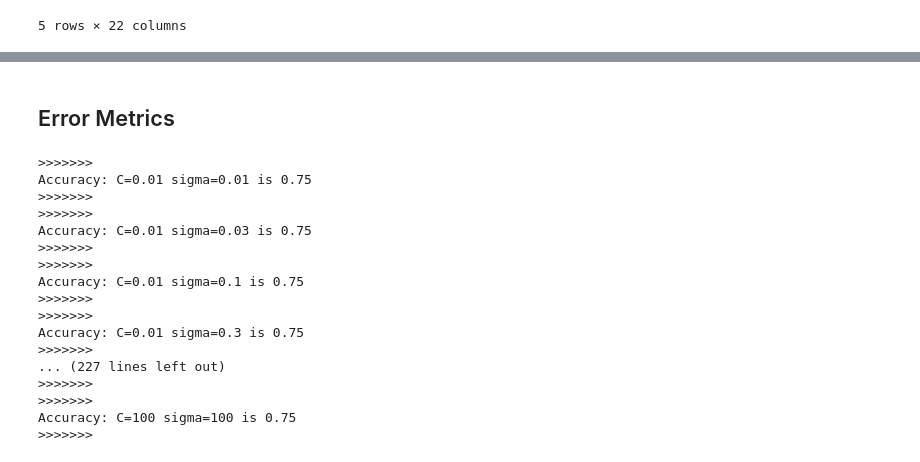
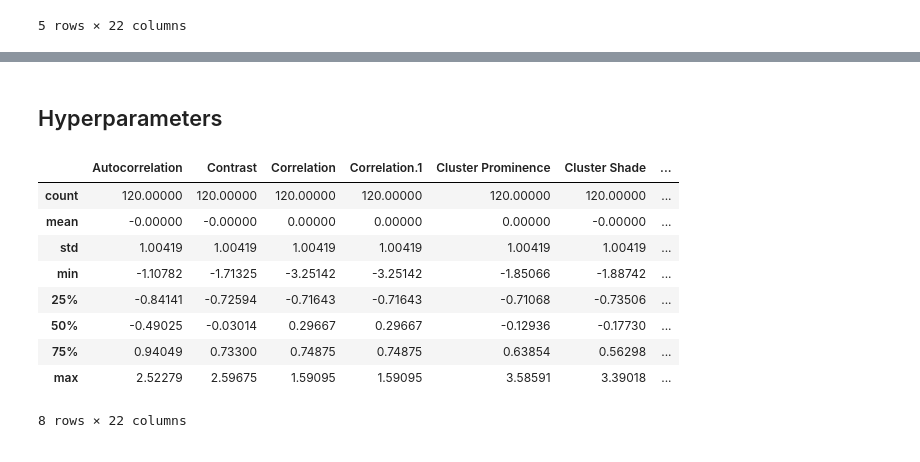
Before and after one commit to ascii5833/Potato-Disease-Classification, a Jupyter notebook: Detection.ipynb, the cells around one changed output, grey strips where cells are left out. Cells and saved outputs as stored; diff of their text form; code cells hidden in the pictures.

```diff
--- a/Detection.ipynb
+++ b/Detection.ipynb
@@ -55,0 +63,6 @@ X_train.head()
+# %%
+scaler=StandardScaler()
+columns=X_train.columns
+X_train=pd.DataFrame(scaler.fit_transform(X_train),columns=columns)
+X_val=pd.DataFrame(scaler.transform(X_val),columns=columns)
+X_train.head()
@@ -84,27 +105,4 @@ def predict_score(x_test,y_test,x_train,y_train,C,sigma):
     print("Accuracy: C={} sigma={} is {}".format(C,sigma,metrics.accuracy_score(y_test,predictions)))
     print(">>>>>>>")
 # %% [markdown]
-<h2>Error Metrics</h2>
+<h2>Hyperparameters</h2>
-# %%
-#calculate scores
-for c_val in C:
-    for sigma_val in sigma:
-        predict_score(X_val,y_val,X_train,y_train,c_val,sigma_val)
-# %% [output]
->>>>>>>
-Accuracy: C=0.01 sigma=0.01 is 0.75
->>>>>>>
->>>>>>>
-Accuracy: C=0.01 sigma=0.03 is 0.75
->>>>>>>
->>>>>>>
-Accuracy: C=0.01 sigma=0.1 is 0.75
->>>>>>>
->>>>>>>
-Accuracy: C=0.01 sigma=0.3 is 0.75
->>>>>>>
-... (227 lines left out)
->>>>>>>
->>>>>>>
-Accuracy: C=100 sigma=100 is 0.75
->>>>>>>
@@ -112,0 +109,16 @@ Accuracy: C=100 sigma=100 is 0.75
+# %%
+parameters={'C':C,'gamma':sigma,'kernel':['rbf']}
+cols=X.columns
+X=pd.DataFrame(scaler.fit_transform(X),columns=cols)
+X.describe().apply(lambda s: s.apply('{0:.5f}'.format))
+# %% [output]
+|  | Autocorrelation | Contrast | Correlation | Correlation.1 | Cluster Prominence | Cluster Shade | ... |
+| count | 120.00000 | 120.00000 | 120.00000 | 120.00000 | 120.00000 | 120.00000 | ... |
+| mean | -0.00000 | -0.00000 | 0.00000 | 0.00000 | 0.00000 | -0.00000 | ... |
+| std | 1.00419 | 1.00419 | 1.00419 | 1.00419 | 1.00419 | 1.00419 | ... |
+| min | -1.10782 | -1.71325 | -3.25142 | -3.25142 | -1.85066 | -1.88742 | ... |
+| 25% | -0.84141 | -0.72594 | -0.71643 | -0.71643 | -0.71068 | -0.73506 | ... |
+| 50% | -0.49025 | -0.03014 | 0.29667 | 0.29667 | -0.12936 | -0.17730 | ... |
+| 75% | 0.94049 | 0.73300 | 0.74875 | 0.74875 | 0.63854 | 0.56298 | ... |
+| max | 2.52279 | 2.59675 | 1.59095 | 1.59095 | 3.58591 | 3.39018 | ... |
+8 rows × 22 columns
```
Also changed, not shown: parts of 22 cells of this notebook, 5 other files.
